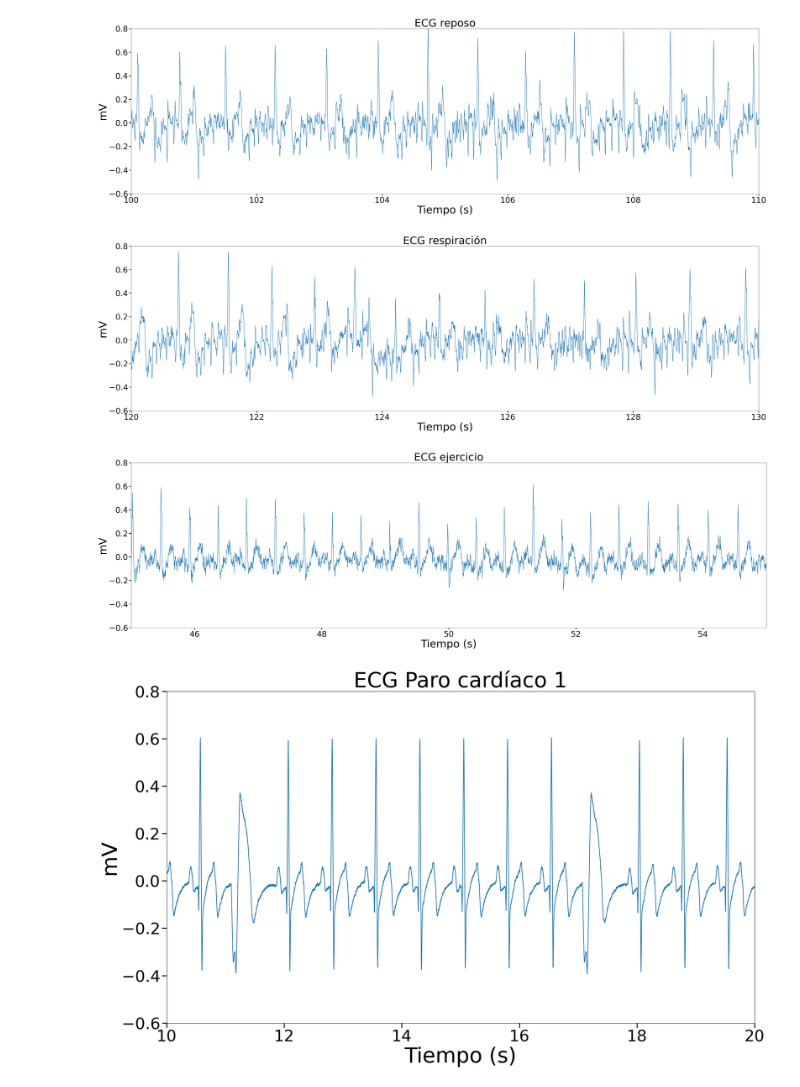
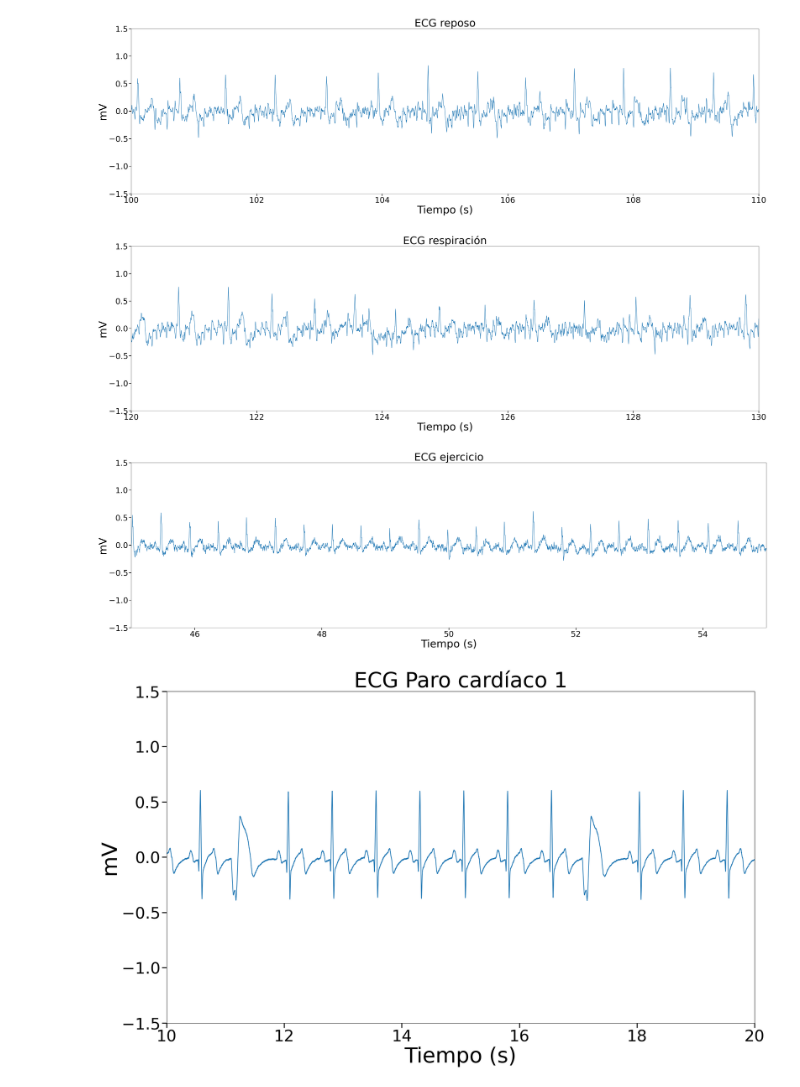
Before and after one commit to diego-taquiri/ECGMortalityPredictor, a Jupyter notebook: Documentación/Laboratorio 4/plot_bitalino_ecg.ipynb, the cells around one changed output. Cells and saved outputs as stored; diff of their text form; code cells hidden in the pictures.

```diff
--- a/Documentación/Laboratorio 4/plot_bitalino_ecg.ipynb
+++ b/Documentación/Laboratorio 4/plot_bitalino_ecg.ipynb
@@ -11,7 +11,7 @@ plt.figure(figsize=(40,12))
 
 plt.plot(time,data_mV)
 
-plt.ylim(-0.6, 0.8)
+plt.ylim(-1.5, 1.5)
 plt.xlim(100, 110)
 plt.tick_params(axis='both', which='major', labelsize=34, width=2, length=10)
 plt.xlabel('Tiempo (s)', fontsize=45)
@@ -21,28 +21,28 @@ plt.tight_layout()
 
 plt.savefig("plots/ecg-reposo.png")
 # %% [output]
-[figure, old version]
+[figure, new version]
 # %%
 #Respiraciones
 data = np.loadtxt("ecg_raw_data/reposo/opensignals_98D341FD4F0D_2024-04-19_12-34-17.txt",skiprows=3)
 data_mV = data[:,5]/1024 *3.223 - 3.223/2 #De acuerdo a la cuantización de 3.223 mV a 1024 bits del manual de Bitalino
 time = np.arange(len(data_mV))/1000
 
 plt.figure(figsize=(40,12))
 
 plt.plot(time,data_mV)
 
-plt.ylim(-0.6, 0.8)
+plt.ylim(-1.5, 1.5)
 plt.xlim(120, 130 )
 plt.tick_params(axis='both', which='major', labelsize=34, width=2, length=10)
 plt.xlabel('Tiempo (s)', fontsize=45)
 plt.ylabel('mV', fontsize=45)
 plt.title('ECG respiración', fontsize=45)
 plt.tight_layout()
 
 plt.savefig("plots/ecg-respiracion.png")
 # %% [output]
-[figure, old version]
+[figure, new version]
 # %%
 #ejercicio
 data = np.loadtxt("ecg_raw_data/ejercicio/opensignals_98D341FD4F0D_2024-04-19_12-46-31.txt",skiprows=3)
@@ -53,7 +53,7 @@ plt.figure(figsize=(40,12))
 
 plt.plot(time,data_mV)
 
-plt.ylim(-0.6, 0.8)
+plt.ylim(-1.5, 1.5)
 plt.xlim(45, 55)
 plt.tick_params(axis='both', which='major', labelsize=34, width=2, length=10)
 plt.xlabel('Tiempo (s)', fontsize=45)
@@ -64,7 +64,7 @@ plt.tight_layout()
 
 plt.savefig("plots/ecg-ejericicio.png")
 # %% [output]
-[figure, old version]
+[figure, new version]
 # %%
 #Paro cardiaco 1
 data = np.loadtxt("ecg_raw_data/paro_cardiaco/opensignals_98D341FD4F0D_2024-04-19_12-56-28.txt",skiprows=3)
@@ -75,7 +75,7 @@ plt.figure(figsize=(20,12))
 
 plt.plot(time,data_mV)
 
-plt.ylim(-0.6, 0.8)
+plt.ylim(-1.5, 1.5)
 plt.xlim(10, 20)
 plt.tick_params(axis='both', which='major', labelsize=34, width=2, length=10)
 plt.xlabel('Tiempo (s)', fontsize=45)
@@ -85,7 +85,7 @@ plt.tight_layout()
 
 plt.savefig("plots/ecg-paro_cardiaco-1.png")
 # %% [output]
-[figure, old version]
+[figure, new version]
 # %%
 #Paro cardiaco 2
 data = np.loadtxt("ecg_raw_data/paro_cardiaco/opensignals_98D341FD4F0D_2024-04-19_12-56-28.txt",skiprows=3)
```
Also changed, not shown: parts of 3 cells of this notebook, 7 other files.
